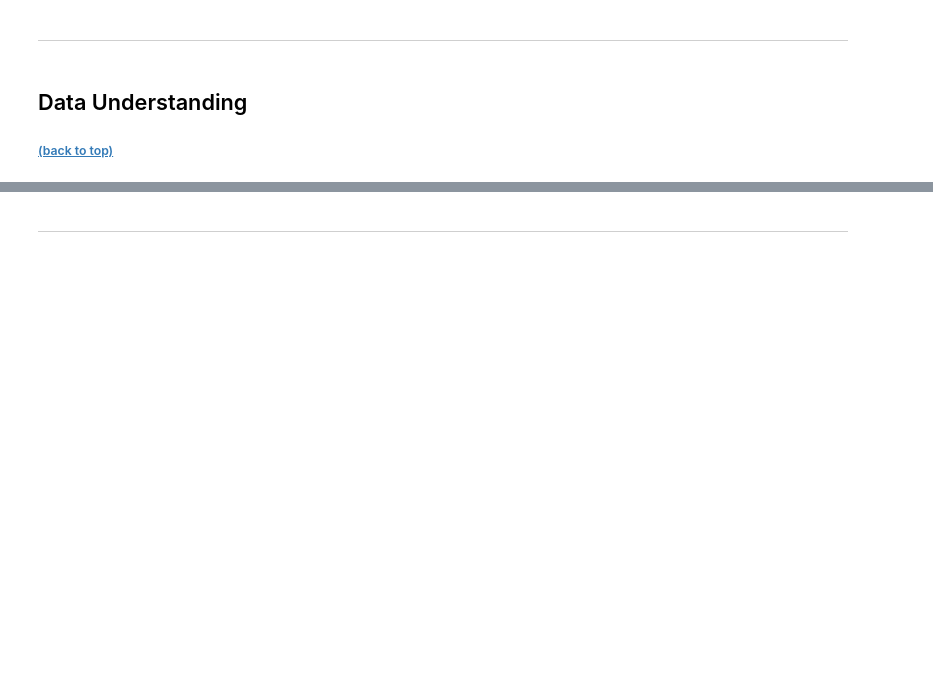
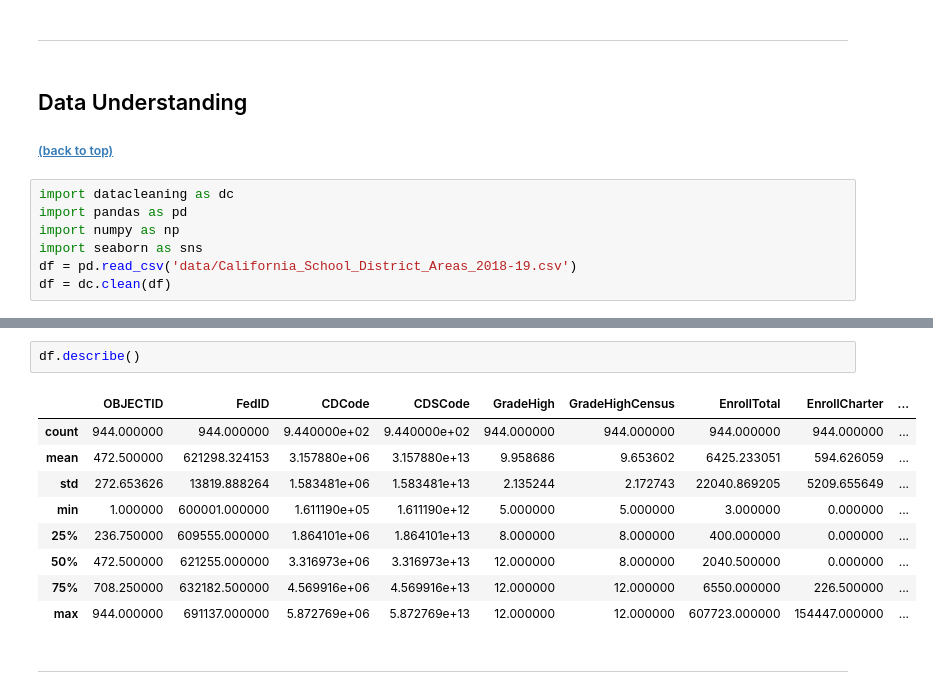
Before and after one commit to ameliadahm20/California-School-Performance, a Jupyter notebook: Final_Notebook.ipynb, the cells around one changed output, grey strips where cells are left out. Drawn from its saved outputs; the diff is of its cells as text; blank space fills up the shorter version.

Commit message:
datacleaning lib added to final notebook

```diff
--- a/Final_Notebook.ipynb
+++ b/Final_Notebook.ipynb
@@ -29,3 +29,10 @@
 # %% [markdown]
 ## Data Understanding <a id="Data-Understanding"></a>
 ##### [(back to top)](#Overview)
+# %%
+import datacleaning as dc
+import pandas as pd
+import numpy as np
+import seaborn as sns
+df = pd.read_csv('data/California_School_District_Areas_2018-19.csv')
+df = dc.clean(df)
@@ -32,3 +48,15 @@
+# %%
+df.describe()
+# %% [output]
+|  | OBJECTID | FedID | CDCode | CDSCode | GradeHigh | GradeHighCensus | EnrollTotal | EnrollCharter | ... |
+| count | 944.000000 | 944.000000 | 9.440000e+02 | 9.440000e+02 | 944.000000 | 944.000000 | 944.000000 | 944.000000 | ... |
+| mean | 472.500000 | 621298.324153 | 3.157880e+06 | 3.157880e+13 | 9.958686 | 9.653602 | 6425.233051 | 594.626059 | ... |
+| std | 272.653626 | 13819.888264 | 1.583481e+06 | 1.583481e+13 | 2.135244 | 2.172743 | 22040.869205 | 5209.655649 | ... |
+| min | 1.000000 | 600001.000000 | 1.611190e+05 | 1.611190e+12 | 5.000000 | 5.000000 | 3.000000 | 0.000000 | ... |
+| 25% | 236.750000 | 609555.000000 | 1.864101e+06 | 1.864101e+13 | 8.000000 | 8.000000 | 400.000000 | 0.000000 | ... |
+| 50% | 472.500000 | 621255.000000 | 3.316973e+06 | 3.316973e+13 | 12.000000 | 8.000000 | 2040.500000 | 0.000000 | ... |
+| 75% | 708.250000 | 632182.500000 | 4.569916e+06 | 4.569916e+13 | 12.000000 | 12.000000 | 6550.000000 | 226.500000 | ... |
+| max | 944.000000 | 691137.000000 | 5.872769e+06 | 5.872769e+13 | 12.000000 | 12.000000 | 607723.000000 | 154447.000000 | ... |
 # %% [markdown]
 ***
 # %% [markdown]
```
Also changed, not shown: parts of 2 cells of this notebook, 3 other files.
